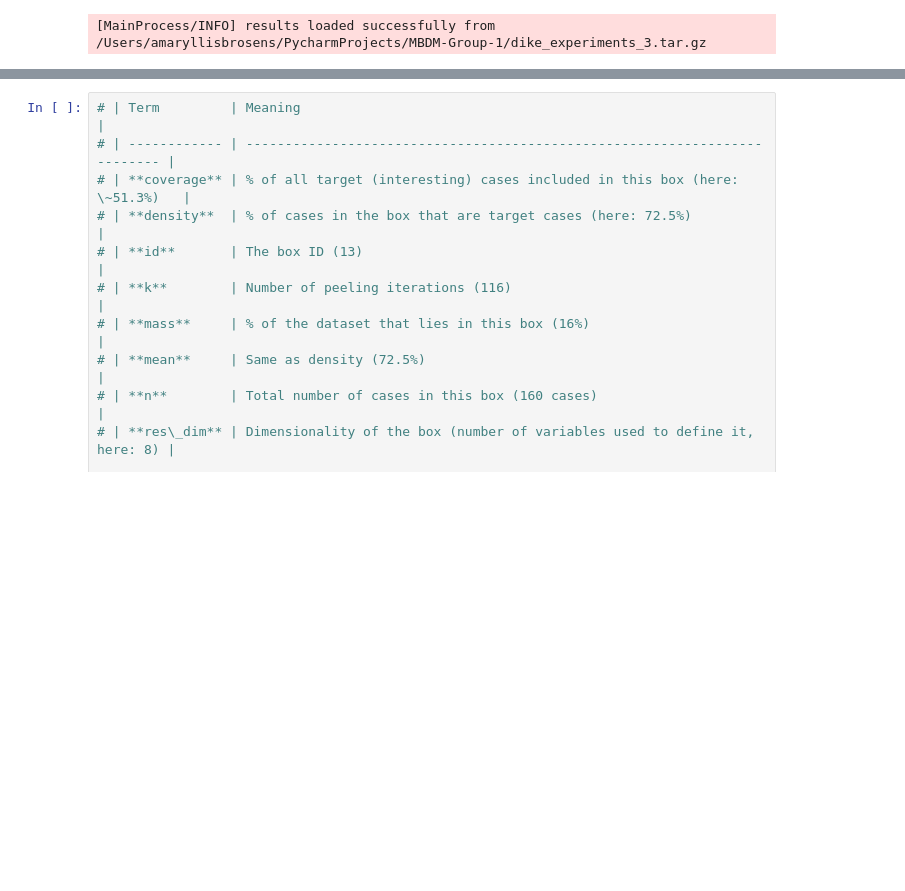
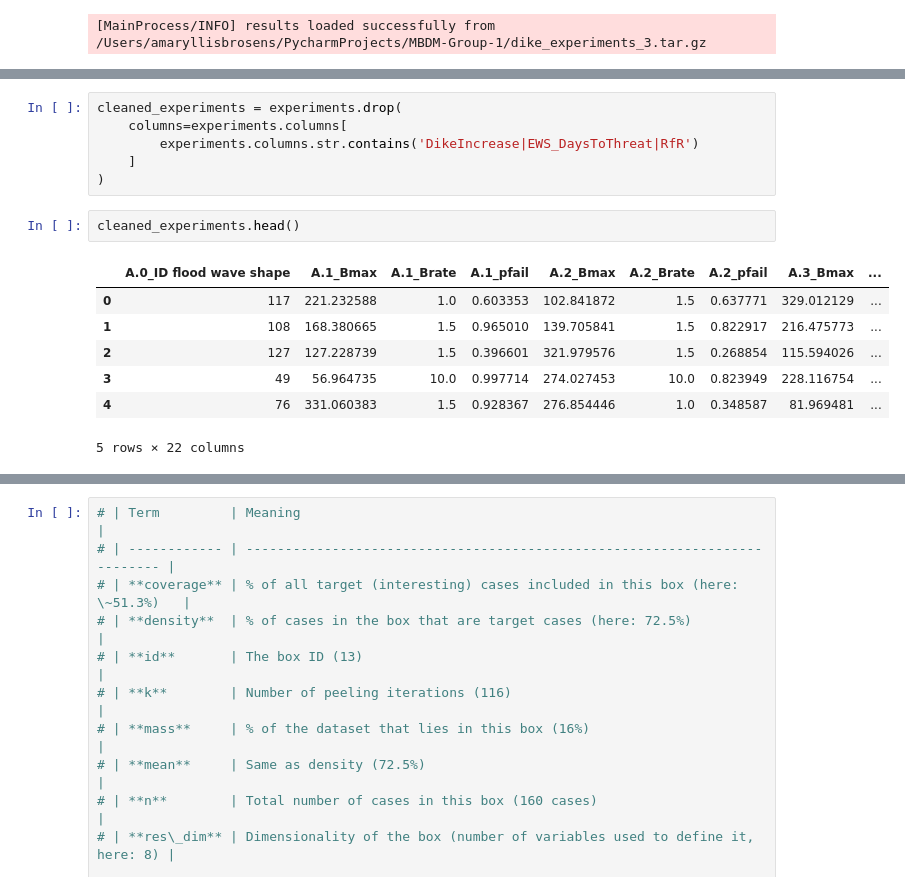
Before and after one commit to daniela1998/MBDM-Group-1, a Jupyter notebook: PRIM.ipynb, the cells around one changed output, grey strips where cells are left out. Drawn from its saved outputs; the diff is of its cells as text; blank space fills up the shorter version.

```diff
--- a/PRIM.ipynb
+++ b/PRIM.ipynb
@@ -44,3 +44,19 @@ print(len(experiments))
+# %%
+cleaned_experiments = experiments.drop(
+    columns=experiments.columns[
+        experiments.columns.str.contains('DikeIncrease|EWS_DaysToThreat|RfR')
+    ]
+)
+# %%
+cleaned_experiments.head()
+# %% [output]
+|  | A.0_ID flood wave shape | A.1_Bmax | A.1_Brate | A.1_pfail | A.2_Bmax | A.2_Brate | A.2_pfail | A.3_Bmax | ... |
+| 0 | 117 | 221.232588 | 1.0 | 0.603353 | 102.841872 | 1.5 | 0.637771 | 329.012129 | ... |
+| 1 | 108 | 168.380665 | 1.5 | 0.965010 | 139.705841 | 1.5 | 0.822917 | 216.475773 | ... |
+| 2 | 127 | 127.228739 | 1.5 | 0.396601 | 321.979576 | 1.5 | 0.268854 | 115.594026 | ... |
+| 3 | 49 | 56.964735 | 10.0 | 0.997714 | 274.027453 | 10.0 | 0.823949 | 228.116754 | ... |
+| 4 | 76 | 331.060383 | 1.5 | 0.928367 | 276.854446 | 1.0 | 0.348587 | 81.969481 | ... |
+5 rows × 22 columns
 # %%
 # Print all available outcome names
 print("Available outcome names:")
```
Also changed, not shown: parts of 12 cells of this notebook, 1 other file.
